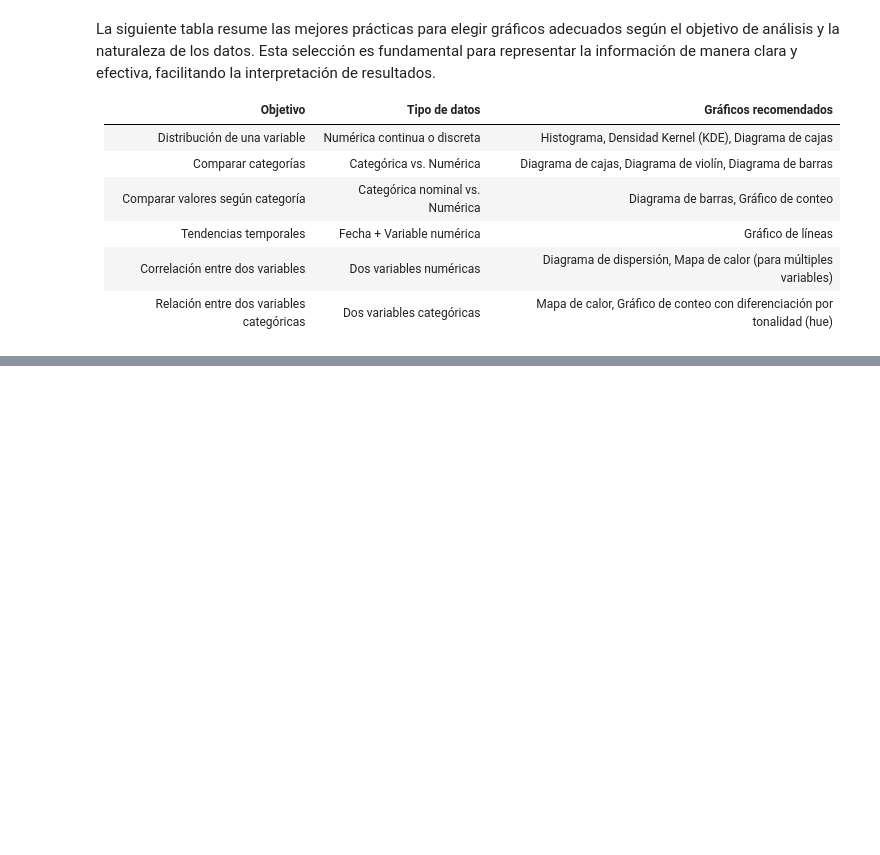
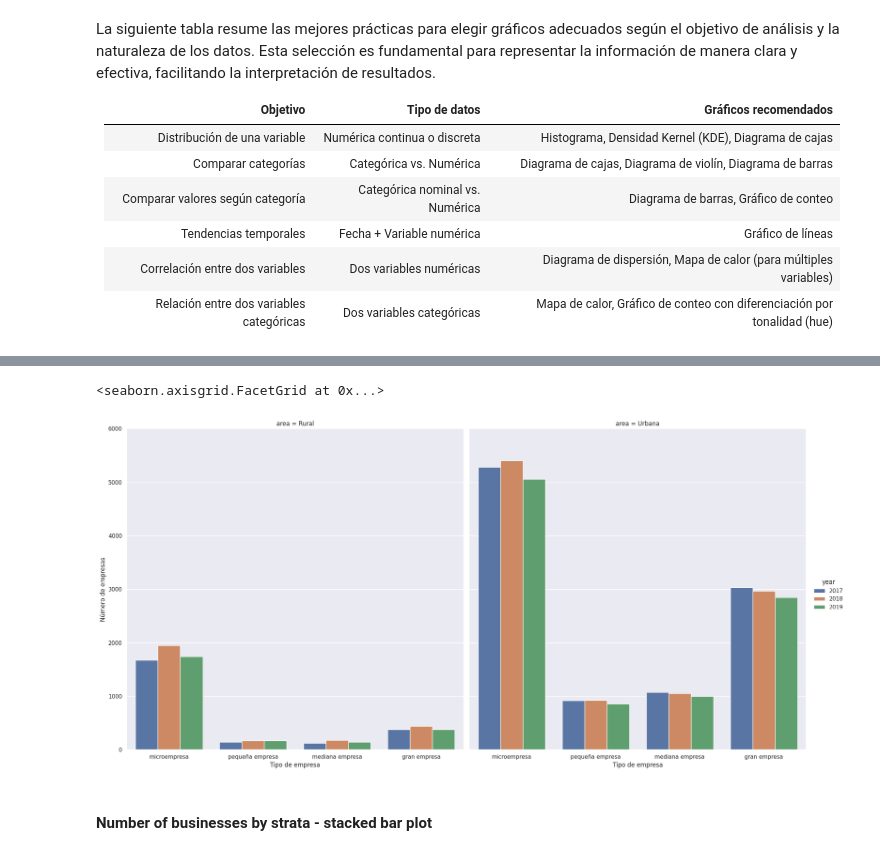
Before and after one commit to JonathanRosasV/PythonBasico2, a Jupyter notebook: Clase_1/python2_clase-1_lab.ipynb, the cells around one changed output, grey strips where cells are left out. Drawn from its saved outputs; the diff is of its cells as text; code cells hidden in the pictures; blank space fills up the shorter version.

```diff
--- a/Clase_1/python2_clase-1_lab.ipynb
+++ b/Clase_1/python2_clase-1_lab.ipynb
@@ -56,0 +210,11 @@ Data:
+# %%
+ag = sns.catplot(x="empresa", hue="year", col= "area" , data= df2, kind="count", height=10, aspect=1);
+
+(ag.set_axis_labels("Tipo de empresa", "Número de empresas")
+  .set(ylim=(0, 6000))
+  .despine(left=True))
+# %% [output]
+<seaborn.axisgrid.FacetGrid at 0x...>
+[figure, added]
+# %% [markdown]
+#### Number of businesses by strata - stacked bar plot
```
Also changed, not shown: parts of 32 cells of this notebook.
